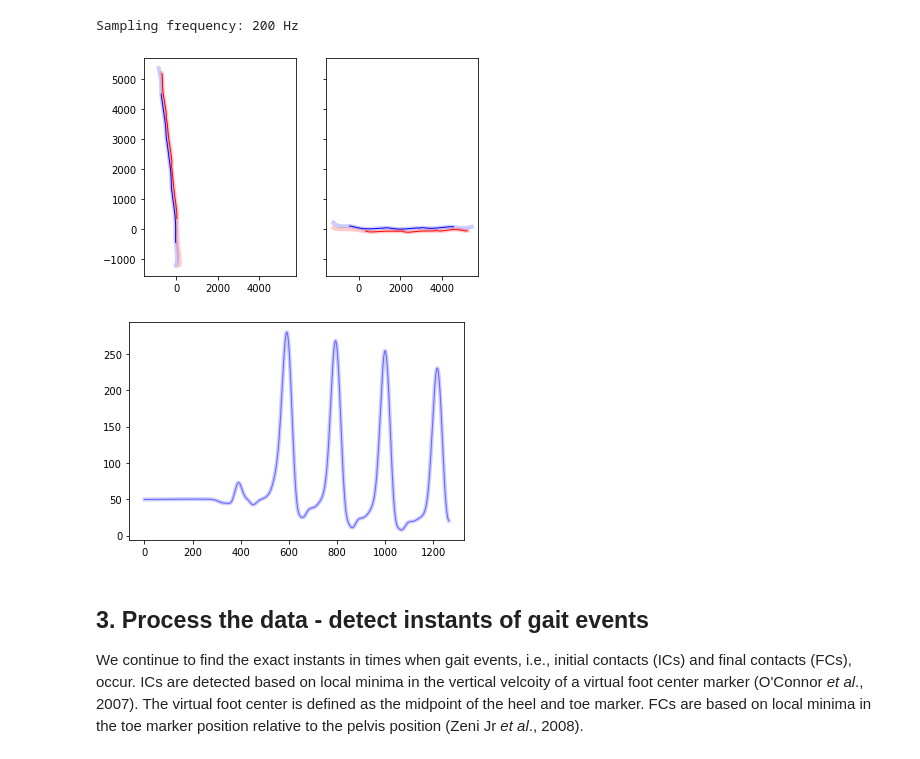
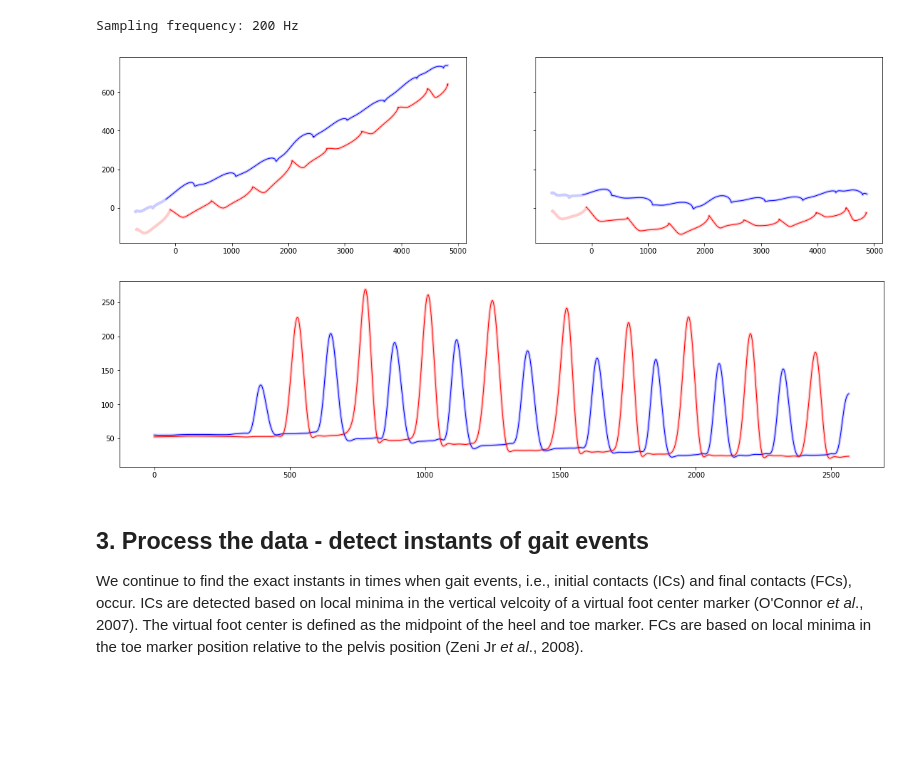
Before and after one commit to neurogeriatricskiel/pymocap, a Jupyter notebook: test.ipynb, the cells around one changed output. Saved outputs shown, nothing was run; the diff lists cells and outputs as text; code cells hidden in the pictures; blank space fills up the shorter version.

```diff
--- a/test.ipynb
+++ b/test.ipynb
@@ -36,7 +36,7 @@ Number of participants: 120
 trial_name = "walk_preferred"
 
 # Loop over the participants
-for (ix_participant, participant_id) in enumerate(participant_ids[5:6]):
+for (ix_participant, participant_id) in enumerate(participant_ids[7:8]):
 
     # Get a list of OMC data files
     omc_filenames = [file_name for file_name in os.listdir(os.path.join(PARENT_FOLDER, participant_id, "optical")) if file_name.endswith(".mat")]
@@ -88,32 +88,28 @@ aligned_data = _align_trajectories_with_walking_direction(filtered_data, omc_dat
 ix_start, ix_end = _get_start_end_index(aligned_data, omc_data["marker_location"])
 # %%
 # Visualize
-fig, axs = plt.subplots(1, 2, sharex=True, sharey=True)
+fig, axs = plt.subplots(1, 2, figsize=(19.2, 4.8), sharex=True, sharey=True)
 axs[0].plot(filtered_data[:,0,np.argwhere(omc_data["marker_location"]=="l_heel")[:,0]], filtered_data[:,1,np.argwhere(omc_data["marker_location"]=="l_heel")[:,0]], '-', c=(0, 0, 1, 0.2), lw=4)
 axs[0].plot(filtered_data[ix_start:ix_end,0,np.argwhere(omc_data["marker_location"]=="l_heel")[:,0]], filtered_data[ix_start:ix_end,1,np.argwhere(omc_data["marker_location"]=="l_heel")[:,0]], '-', c=(0, 0, 1, 1), lw=1)
 axs[0].plot(filtered_data[:,0,np.argwhere(omc_data["marker_location"]=="r_heel")[:,0]], filtered_data[:,1,np.argwhere(omc_data["marker_location"]=="r_heel")[:,0]], '-', c=(1, 0, 0, 0.2), lw=4)
 axs[0].plot(filtered_data[ix_start:ix_end,0,np.argwhere(omc_data["marker_location"]=="r_heel")[:,0]], filtered_data[ix_start:ix_end,1,np.argwhere(omc_data["marker_location"]=="r_heel")[:,0]], '-', c=(1, 0, 0, 1), lw=1)
 axs[1].plot(aligned_data[:,0,np.argwhere(omc_data["marker_location"]=="l_heel")[:,0]], aligned_data[:,1,np.argwhere(omc_data["marker_location"]=="l_heel")[:,0]], '-', c=(0, 0, 1, 0.2), lw=4)
 axs[1].plot(aligned_data[ix_start:ix_end,0,np.argwhere(omc_data["marker_location"]=="l_heel")[:,0]], aligned_data[ix_start:ix_end,1,np.argwhere(omc_data["marker_location"]=="l_heel")[:,0]], '-', c=(0, 0, 1, 1), lw=1)
 axs[1].plot(aligned_data[:,0,np.argwhere(omc_data["marker_location"]=="r_heel")[:,0]], aligned_data[:,1,np.argwhere(omc_data["marker_location"]=="r_heel")[:,0]], '-', c=(1, 0, 0, 0.2), lw=4)
 axs[1].plot(aligned_data[ix_start:ix_end,0,np.argwhere(omc_data["marker_location"]=="r_heel")[:,0]], aligned_data[ix_start:ix_end,1,np.argwhere(omc_data["marker_location"]=="r_heel")[:,0]], '-', c=(1, 0, 0, 1), lw=1)
 plt.show()
 # %% [output]
-[figure, old version]
+[figure, new version]
 # %%
 # Visualize
-fig, ax = plt.subplots(1, 1, sharex=True, sharey=True)
+fig, ax = plt.subplots(1, 1, figsize=(19.2, 4.8))
 ax.plot(filtered_data[:,2,np.argwhere(omc_data["marker_location"]=="l_heel")[:,0]], '-', c=(0, 0, 1, 0.2), lw=4)
-# axs[0].plot(filtered_data[ix_start:ix_end,0,np.argwhere(omc_data["marker_location"]=="l_heel")[:,0]], filtered_data[ix_start:ix_end,1,np.argwhere(omc_data["marker_location"]=="l_heel")[:,0]], '-', c=(0, 0, 1, 1), lw=1)
-# axs[0].plot(filtered_data[:,0,np.argwhere(omc_data["marker_location"]=="r_heel")[:,0]], filtered_data[:,1,np.argwhere(omc_data["marker_location"]=="r_heel")[:,0]], '-', c=(1, 0, 0, 0.2), lw=4)
-# axs[0].plot(filtered_data[ix_start:ix_end,0,np.argwhere(omc_data["marker_location"]=="r_heel")[:,0]], filtered_data[ix_start:ix_end,1,np.argwhere(omc_data["marker_location"]=="r_heel")[:,0]], '-', c=(1, 0, 0, 1), lw=1)
-ax.plot(aligned_data[:,2,np.argwhere(omc_data["marker_location"]=="l_heel")[:,0]], '-', c=(0, 0, 1, 0.5), lw=1)
-# axs[1].plot(aligned_data[ix_start:ix_end,0,np.argwhere(omc_data["marker_location"]=="l_heel")[:,0]], aligned_data[ix_start:ix_end,1,np.argwhere(omc_data["marker_location"]=="l_heel")[:,0]], '-', c=(0, 0, 1, 1), lw=1)
-# axs[1].plot(aligned_data[:,0,np.argwhere(omc_data["marker_location"]=="r_heel")[:,0]], aligned_data[:,1,np.argwhere(omc_data["marker_location"]=="r_heel")[:,0]], '-', c=(1, 0, 0, 0.2), lw=4)
-# axs[1].plot(aligned_data[ix_start:ix_end,0,np.argwhere(omc_data["marker_location"]=="r_heel")[:,0]], aligned_data[ix_start:ix_end,1,np.argwhere(omc_data["marker_location"]=="r_heel")[:,0]], '-', c=(1, 0, 0, 1), lw=1)
+ax.plot(aligned_data[:,2,np.argwhere(omc_data["marker_location"]=="l_heel")[:,0]], '-', c=(0, 0, 1, 1), lw=1)
+ax.plot(filtered_data[:,2,np.argwhere(omc_data["marker_location"]=="r_heel")[:,0]], '-', c=(1, 0, 0, 0.2), lw=4)
+ax.plot(aligned_data[:,2,np.argwhere(omc_data["marker_location"]=="r_heel")[:,0]], '-', c=(1, 0, 0, 1), lw=1)
 plt.show()
 # %% [output]
-[figure, old version]
+[figure, new version]
 # %% [markdown]
 ## 3. Process the data - detect instants of gait events
 We continue to find the exact instants in times when gait events, i.e., initial contacts (ICs) and final contacts (FCs), occur. ICs are detected based on local minima in the vertical velcoity of a virtual foot center marker (O'Connor *et al*., 2007). The virtual foot center is defined as the midpoint of the heel and toe marker. FCs are based on local minima in the toe marker position relative to the pelvis position (Zeni Jr *et al*., 2008).
```
Also changed, not shown: parts of 15 cells of this notebook, 2 other files.
